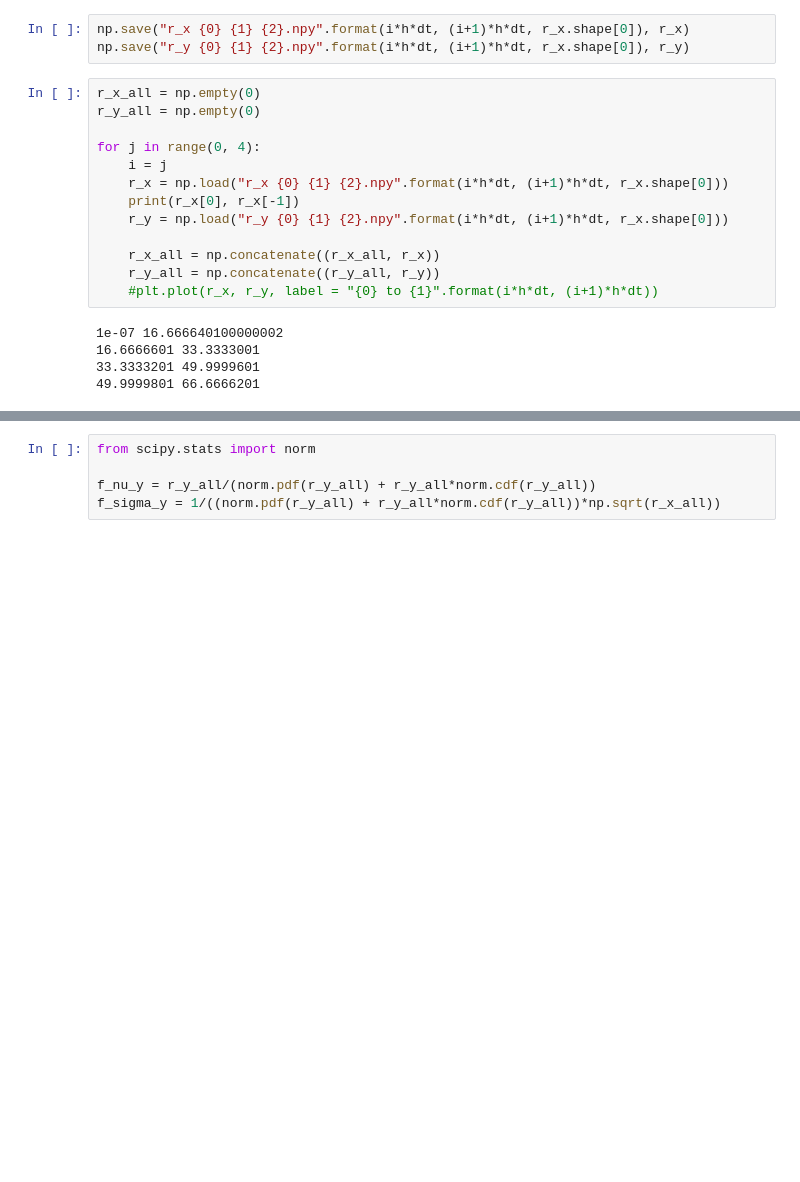
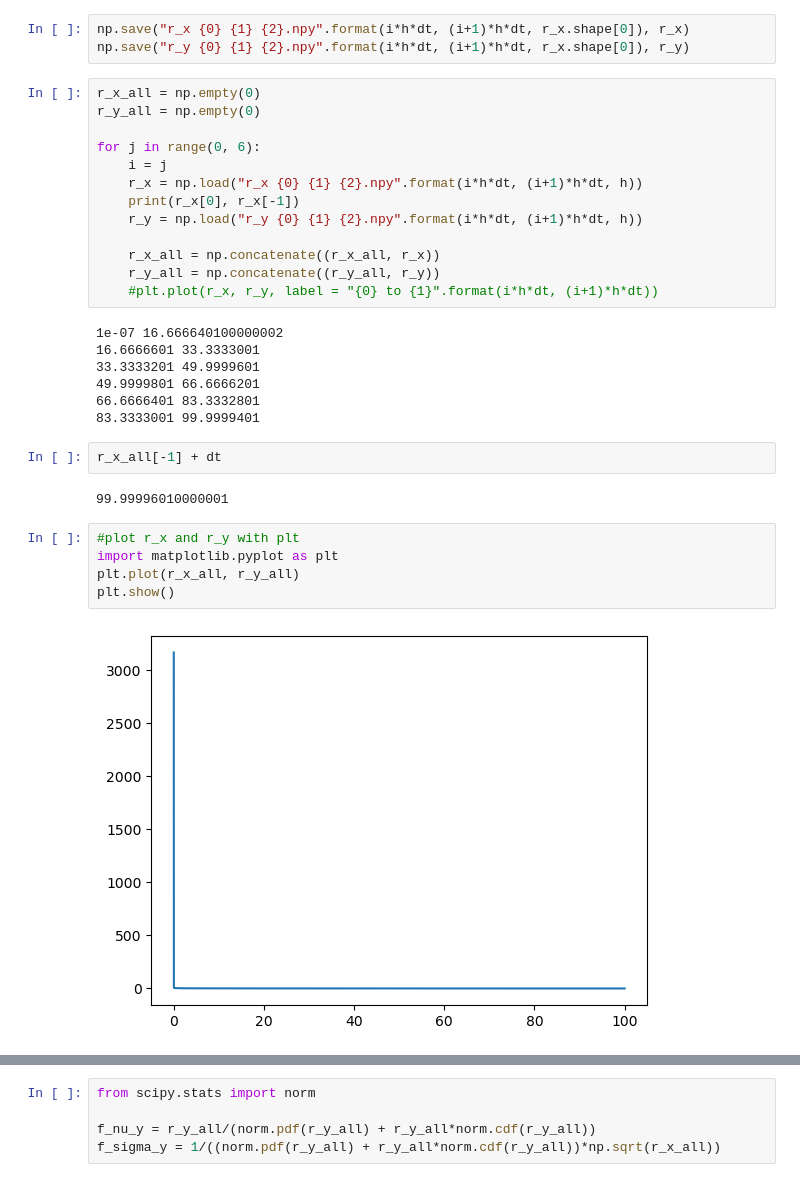
Before and after one commit to ArtemySazonov/Stochastic-Volatility-Models, a Jupyter notebook: Code/Debug Notebook.ipynb, the cells around one changed output, grey strips where cells are left out. Saved outputs shown, nothing was run; the diff lists cells and outputs as text; blank space fills up the shorter version.

```diff
--- a/Code/Debug Notebook.ipynb
+++ b/Code/Debug Notebook.ipynb
@@ -297,11 +299,11 @@ np.save("r_y {0} {1} {2}.npy".format(i*h*dt, (i+1)*h*dt, r_x.shape[0]), r_y)
 r_x_all = np.empty(0)
 r_y_all = np.empty(0)
 
-for j in range(0, 4):
+for j in range(0, 6):
     i = j
-    r_x = np.load("r_x {0} {1} {2}.npy".format(i*h*dt, (i+1)*h*dt, r_x.shape[0]))
+    r_x = np.load("r_x {0} {1} {2}.npy".format(i*h*dt, (i+1)*h*dt, h))
     print(r_x[0], r_x[-1])
-    r_y = np.load("r_y {0} {1} {2}.npy".format(i*h*dt, (i+1)*h*dt, r_x.shape[0]))
+    r_y = np.load("r_y {0} {1} {2}.npy".format(i*h*dt, (i+1)*h*dt, h))
 
     r_x_all = np.concatenate((r_x_all, r_x))
     r_y_all = np.concatenate((r_y_all, r_y))
@@ -311,3 +313,16 @@ for j in range(0, 4):
 16.6666601 33.3333001
 33.3333201 49.9999601
 49.9999801 66.6666201
+66.6666401 83.3332801
+83.3333001 99.9999401
+# %%
+r_x_all[-1] + dt
+# %% [output]
+99.99996010000001
+# %%
+#plot r_x and r_y with plt
+import matplotlib.pyplot as plt
+plt.plot(r_x_all, r_y_all)
+plt.show()
+# %% [output]
+[figure, added]
```
Also changed, not shown: parts of 15 cells of this notebook, 4 other files.
